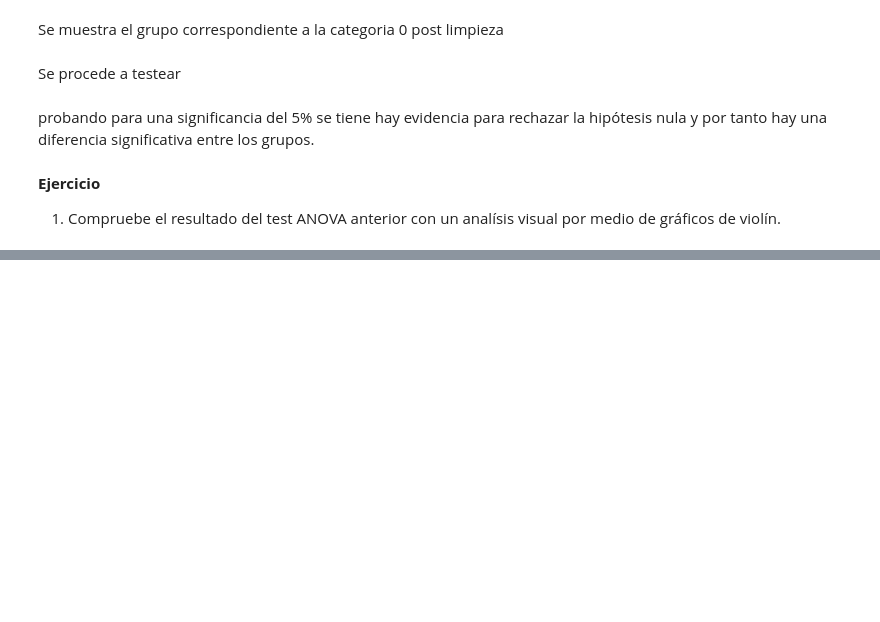
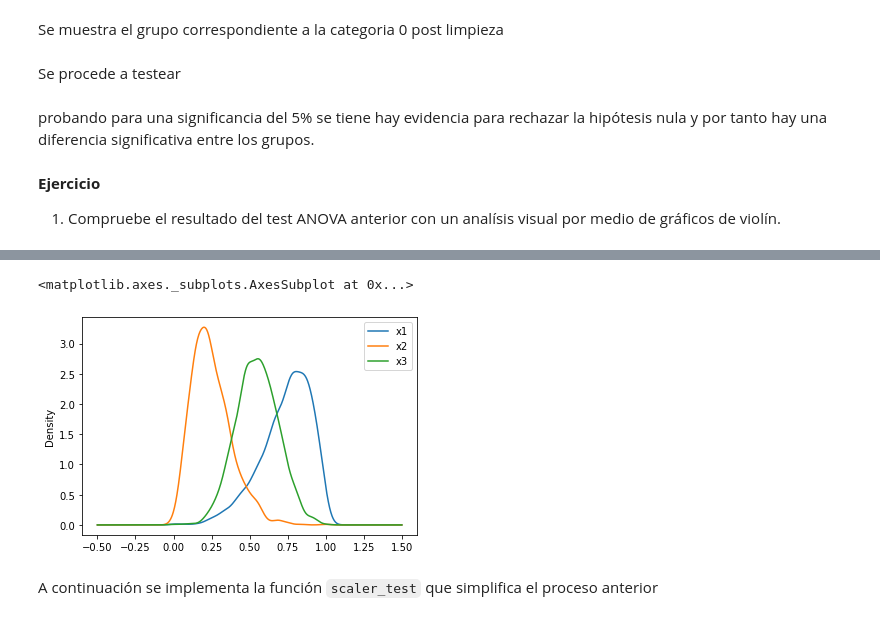
Before and after one commit to NicoCaro/DataScienceLab, a Jupyter notebook: S5/c9 EDA - clean .ipynb, the cells around one changed output, grey strips where cells are left out. Cells and saved outputs as stored; diff of their text form; code cells hidden in the pictures; blank space fills up the shorter version.

```diff
--- a/S5/c9 EDA - clean .ipynb
+++ b/S5/c9 EDA - clean .ipynb
@@ -671,0 +822,10 @@ Si los investigadores relacionan los valores del *índice de salud* con la proba
+# %%
+df_1 = scaler.fit_transform(df_0)
+df_1 = pd.DataFrame(df_1, columns=['x1','x2','x3'])
+# %%
+df_1.plot.kde()
+# %% [output]
+<matplotlib.axes._subplots.AxesSubplot at 0x...>
+[figure, added]
+# %% [markdown]
+A continuación se implementa la función `scaler_test` que simplifica el proceso anterior
```
Also changed, not shown: parts of 59 cells of this notebook.
